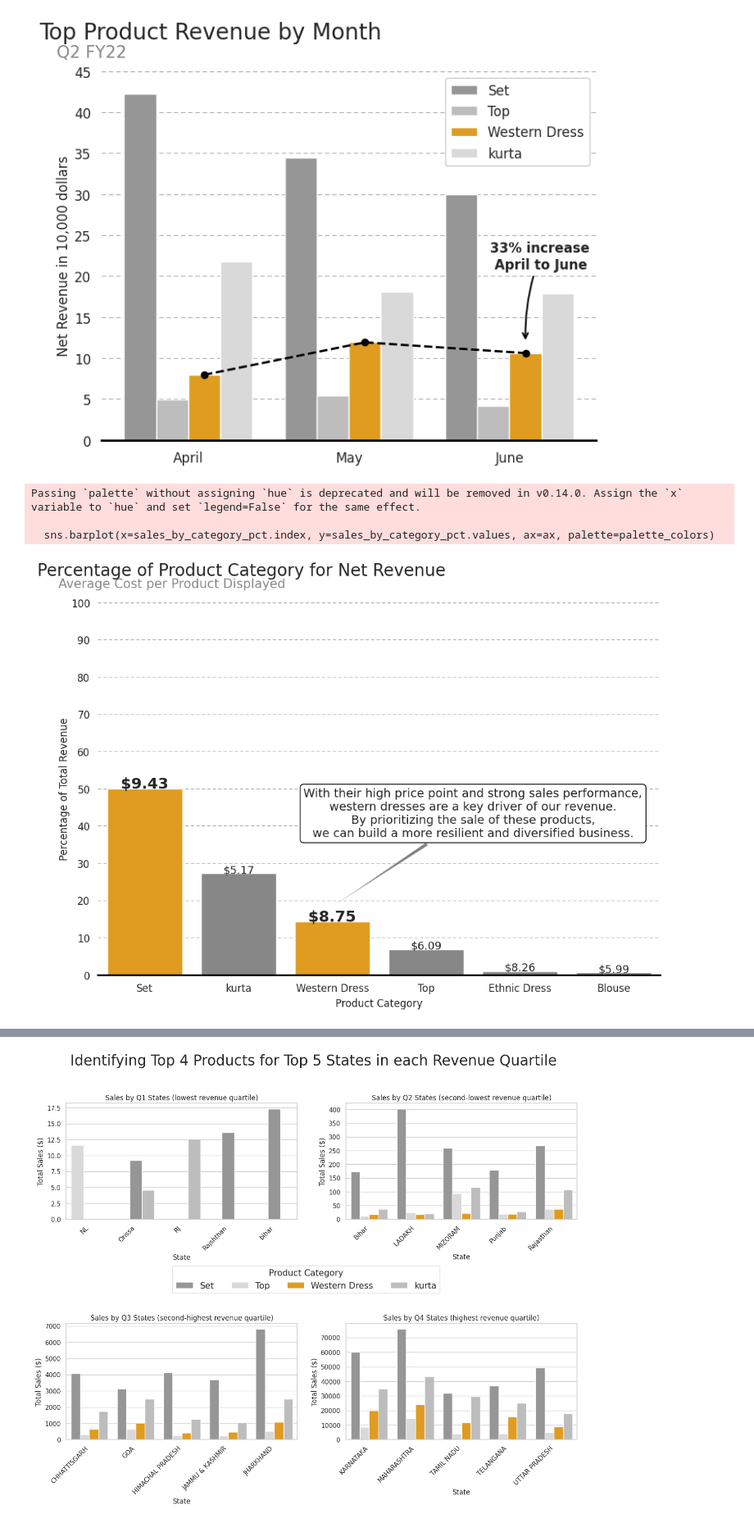
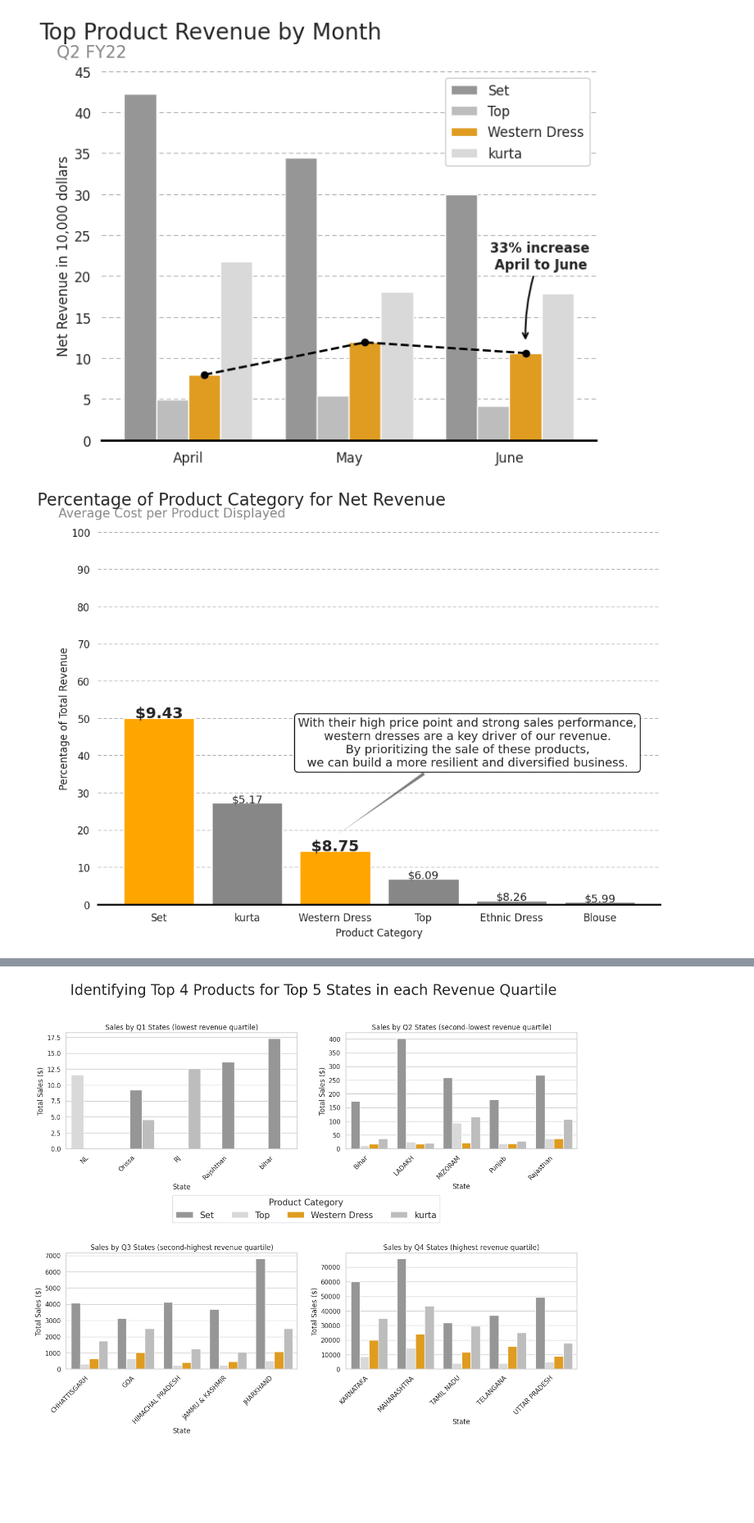
Before and after one commit to Aishwaryaa128/aish_portfolio.github.io, a Jupyter notebook: amazon_analysis.ipynb, the cells around one changed output, grey strips where cells are left out. Shown: that part at 82% size. Cells and saved outputs as stored; diff of their text form; code cells hidden in the pictures; blank space fills up the shorter version.

```diff
--- a/amazon_analysis.ipynb
+++ b/amazon_analysis.ipynb
@@ -549,6 +557,9 @@ warnings.filterwarnings('default')  # Re-enable the warnings
 # %% [output]
 [figure]
 # %%
+import matplotlib.pyplot as plt
+import seaborn as sns
+
 # Group the data by product category and calculate the total sales
 sales_by_category = amazon.groupby('product_category')['order_amount_($)'].sum()
 
@@ -567,15 +578,18 @@ sales_by_category_pct = sales_by_category_pct.sort_values(ascending=False)
 
 # Create a bar chart to show the sales by product category
 fig, ax = plt.subplots(figsize=(12,8))
-palette_colors = ['orange' if cat in ['Set', 'Western Dress'] else '#878787' for cat in sales_by_category_pct.index]
-sns.barplot(x=sales_by_category_pct.index, y=sales_by_category_pct.values, ax=ax, palette=palette_colors)
+
+# Define colors for each bar
+colors = ['orange' if cat in ['Set', 'Western Dress'] else '#878787' for cat in sales_by_category_pct.index]
+
+# Plot bars manually with specified colors
+bars = ax.bar(sales_by_category_pct.index, sales_by_category_pct.values, color=colors)
 
 # Set font sizes for x and y labels, title, and ticks
-# Set the number of y ticks you want
 num_y_ticks = 10
 
 # Calculate the y tick values
-y_tick_values = list(range(0,101,10))#np.linspace(ax.get_yticks()[0], ax.get_yticks()[-1], num_y_ticks)
+y_tick_values = list(range(0,101,10))
 
 # Set the y ticks
 ax.set_yticks(y_tick_values)
@@ -586,7 +600,6 @@ ax.set_xlabel('Product Category', labelpad=5)
 ax.set_title('Percentage of Product Category for Net Revenue', fontsize=20, x=0.255, y=1.05, pad=10)
 ax.text(-.07, 1.04, 'Average Cost per Product Displayed', fontsize=15, color='#878787', transform=ax.transAxes)
 ax.tick_params(axis='both', labelsize=12)
-#ax.set_yticklabels(list(range(0,101,10)))
 ax.yaxis.grid(linestyle='--', color='gray', linewidth=0.5, dashes=(8, 5))
 ax.xaxis.grid(False)
 
@@ -597,41 +610,37 @@ for i, category in enumerate(sales_by_category_pct.index):
         ax.text(i, sales_by_category_pct.values[i] +.1, f'${avg_cost:.2f}', ha='center', fontsize=18, fontweight='bold')
     else:
         ax.text(i, sales_by_category_pct.values[i] +.1, f'${avg_cost:.2f}', ha='center', fontsize=13)
-
 
 # Add a callout to emphasize the importance of western dresses for diversifying revenue
 western_sales = sales_by_category_pct['Western Dress']
 western_index = sales_by_category_pct.index.get_loc('Western Dress')
 
 # Define the callout box properties
 bbox_props = dict(boxstyle='round', facecolor='white', edgecolor='black', alpha=1)
 arrow_props = dict(facecolor='black', arrowstyle='wedge', alpha=0.5)
 
 # Set the position of the callout box
 x_pos = western_index
 y_pos = western_sales + 2
 x_text = x_pos + 0.5
 y_text = y_pos - 8
 
 # Calculate the percentage of revenue from western dresses
 western_pct = (western_sales / total_revenue) * 100
 
 # Add the callout box to the plot
 ax.annotate('With their high price point and strong sales performance,\nwestern dresses are a key driver of our revenue.\nBy prioritizing the sale of these products,\nwe can build a more resilient and diversified business.', xy=(x_pos, y_pos+2), xytext=(x_text+1, y_text+35), fontsize=14,
 arrowprops=arrow_props, bbox=bbox_props, ha='center', va='center')
 
-
 # Remove top and right spines
 ax.spines['top'].set_visible(False)
 ax.spines['right'].set_visible(False)
 ax.spines['left'].set_visible(False)
 ax.spines['bottom'].set_linewidth(2)
 ax.spines['bottom'].set_color('black')
+
 plt.show()
-fig.savefig('Percent_Prod_Revenuw.png', dpi=300)
+fig.savefig('Percent_Prod_Revenue.png', dpi=300)
 # %% [output]
-Passing `palette` without assigning `hue` is deprecated and will be removed in v0.14.0. Assign the `x` variable to `hue` and set `legend=False` for the same effect.
-
-  sns.barplot(x=sales_by_category_pct.index, y=sales_by_category_pct.values, ax=ax, palette=palette_colors)
-[figure, old version]
+[figure, new version]
 # %%
```
Also changed, not shown: parts of 2 cells of this notebook.
